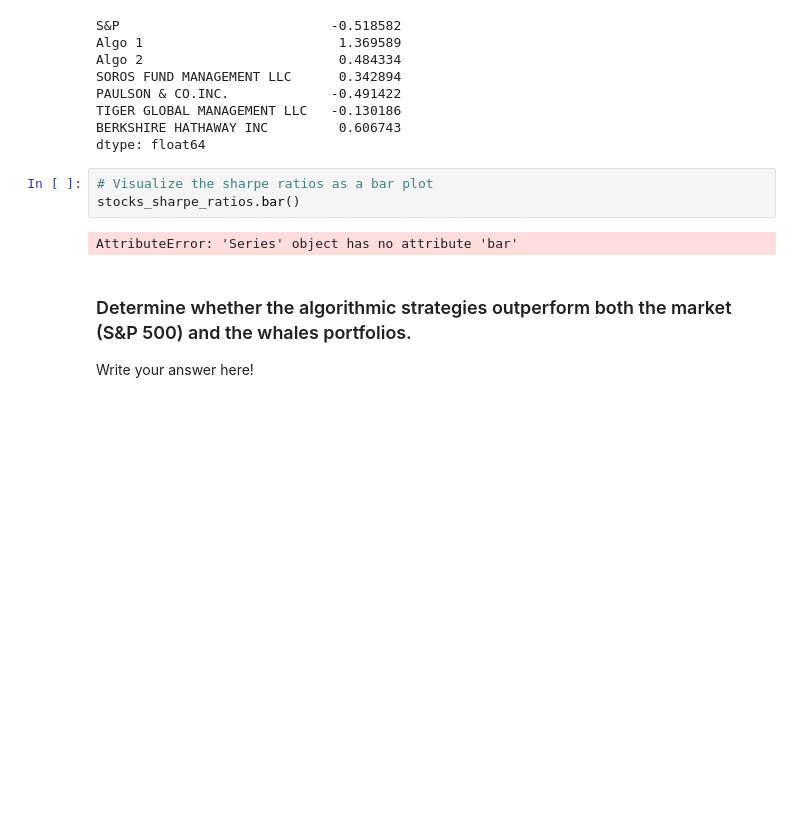
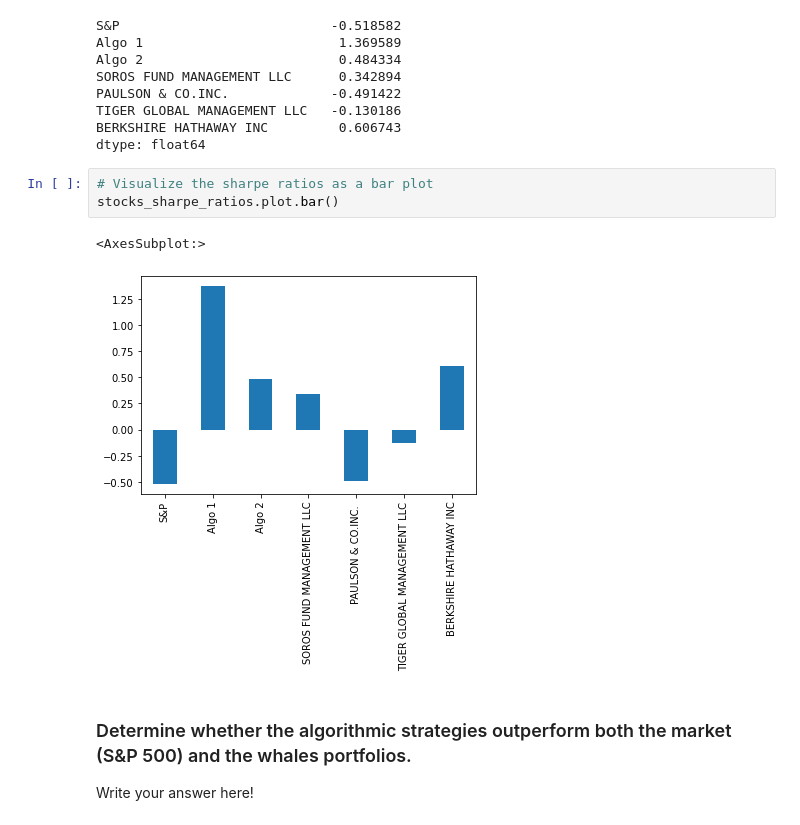
Before and after one commit to kingdee60/Whale-Analysis, a Jupyter notebook: unit 4 challenge/Starter_Code/whale_analysis.ipynb, the cells around one changed output. Cells and saved outputs as stored; diff of their text form; blank space fills up the shorter version.

```diff
--- a/unit 4 challenge/Starter_Code/whale_analysis.ipynb
+++ b/unit 4 challenge/Starter_Code/whale_analysis.ipynb
@@ -413,9 +414,10 @@ BERKSHIRE HATHAWAY INC         0.606743
 dtype: float64
 # %%
 # Visualize the sharpe ratios as a bar plot
-stocks_sharpe_ratios.bar()
+stocks_sharpe_ratios.plot.bar()
 # %% [output]
-AttributeError: 'Series' object has no attribute 'bar'
+<AxesSubplot:>
+[figure, added]
 # %% [markdown]
 ### Determine whether the algorithmic strategies outperform both the market (S&P 500) and the whales portfolios.
 
```
Also changed, not shown: parts of 6 cells of this notebook, 4 other files.
